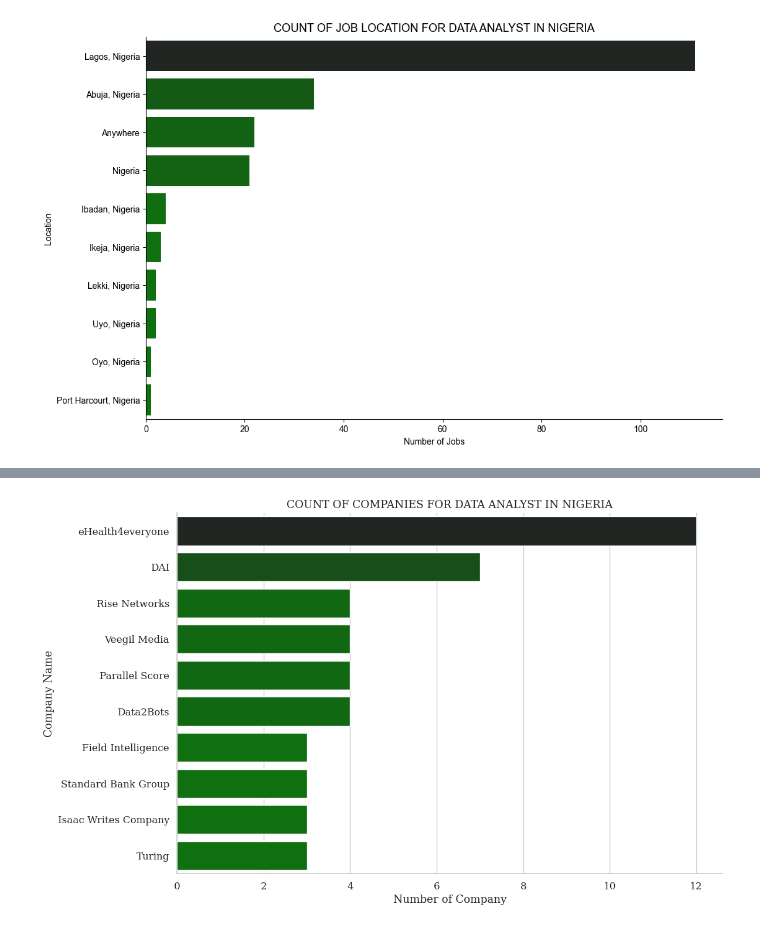
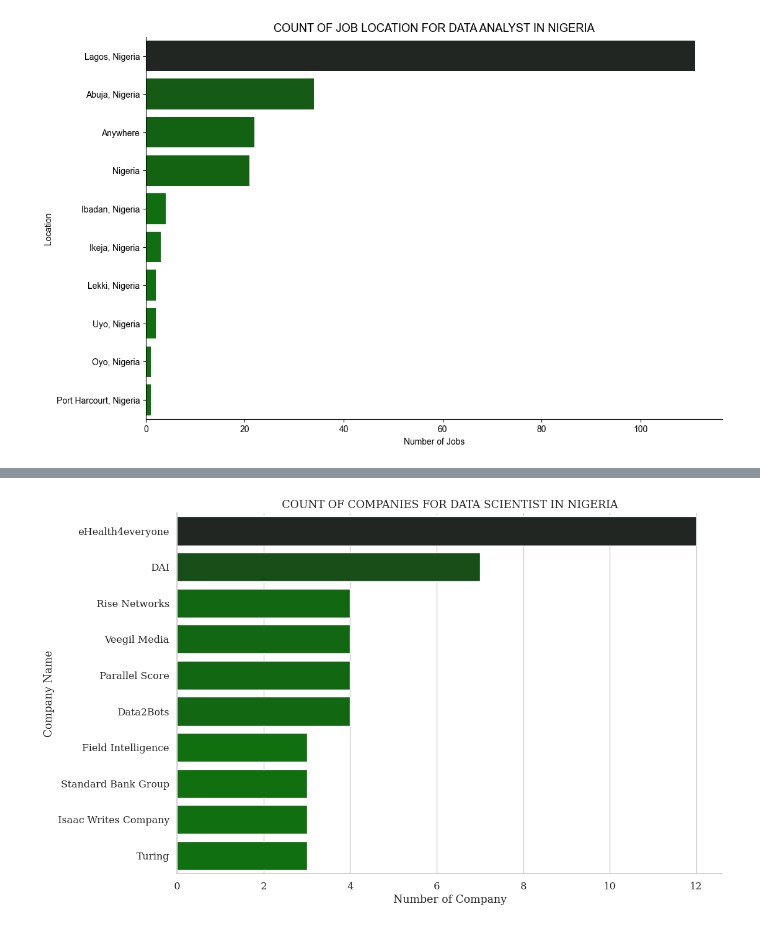
Before and after one commit to sanusishafii989/Data-Analysis-Projects, a Jupyter notebook: DT_ANL_Project001.ipynb, the cells around one changed output, grey strips where cells are left out. Cells and saved outputs as stored; diff of their text form; code cells hidden in the pictures.

```diff
--- a/DT_ANL_Project001.ipynb
+++ b/DT_ANL_Project001.ipynb
@@ -47,13 +50,13 @@ plt.show()
 # %%
 Nigeria_dataFrame_for_DTANLs = dataFrame[(dataFrame["job_title_short"] == "Data Scientist") & (dataFrame["job_country"] == "Nigeria")].copy()
 Ind_Df_plot = Nigeria_dataFrame_for_DTANLs["company_name"].value_counts().head(10).to_frame()
 plt.figure(figsize=(12,8))
 sns.barplot(data=Ind_Df_plot, x="count", y="company_name", hue="count", palette="dark:green_r", legend=False)
 sns.set_theme(style="whitegrid", palette="dark", font="serif", font_scale=1.1)
 sns.despine()
-plt.title("count of companies for data analyst in Nigeria".upper())
+plt.title("count of companies for data scientist in Nigeria".upper())
 plt.ylabel(ylabel="Company Name")
 plt.xlabel("Number of Company")
 plt.show()
 # %% [output]
-[figure, old version]
+[figure, new version]
```
Also changed, not shown: parts of 2 cells of this notebook.
